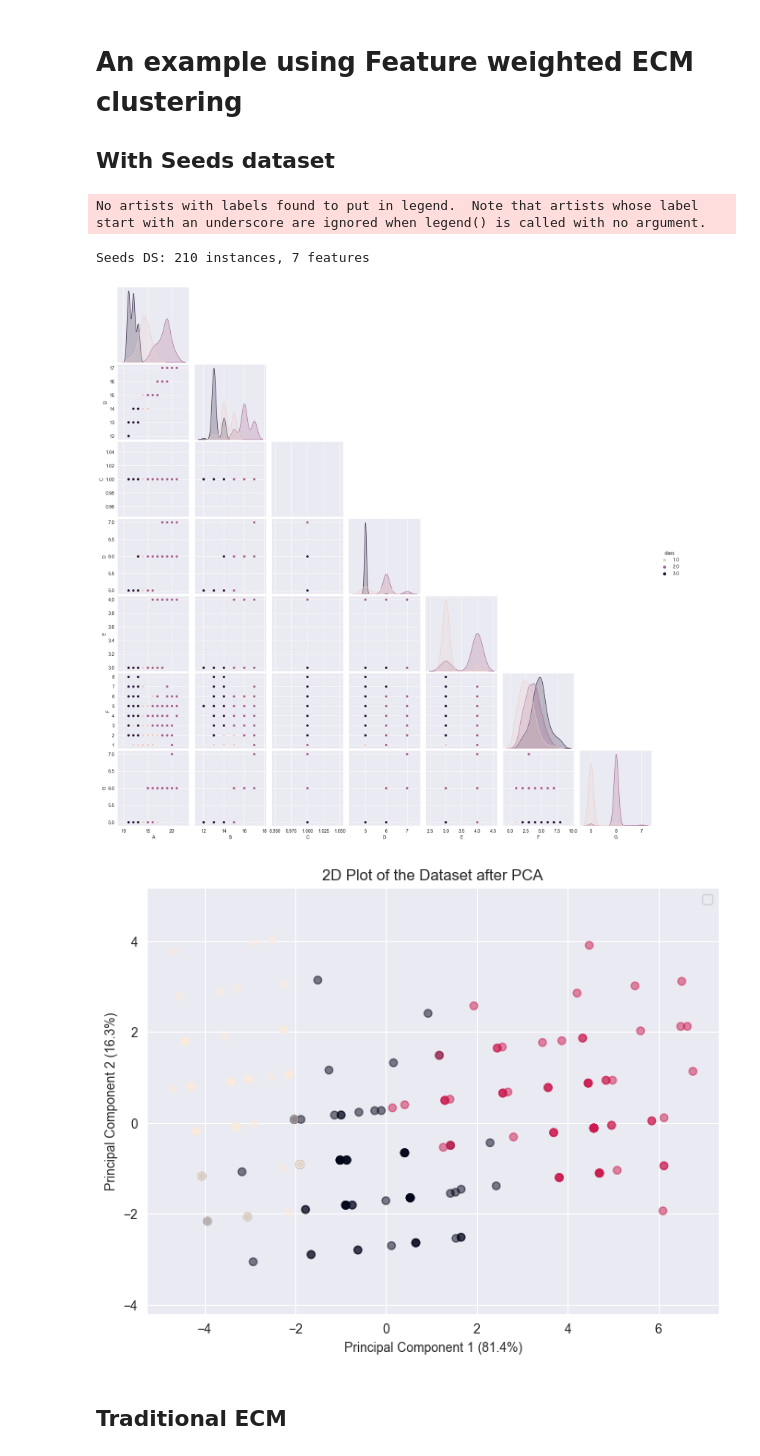
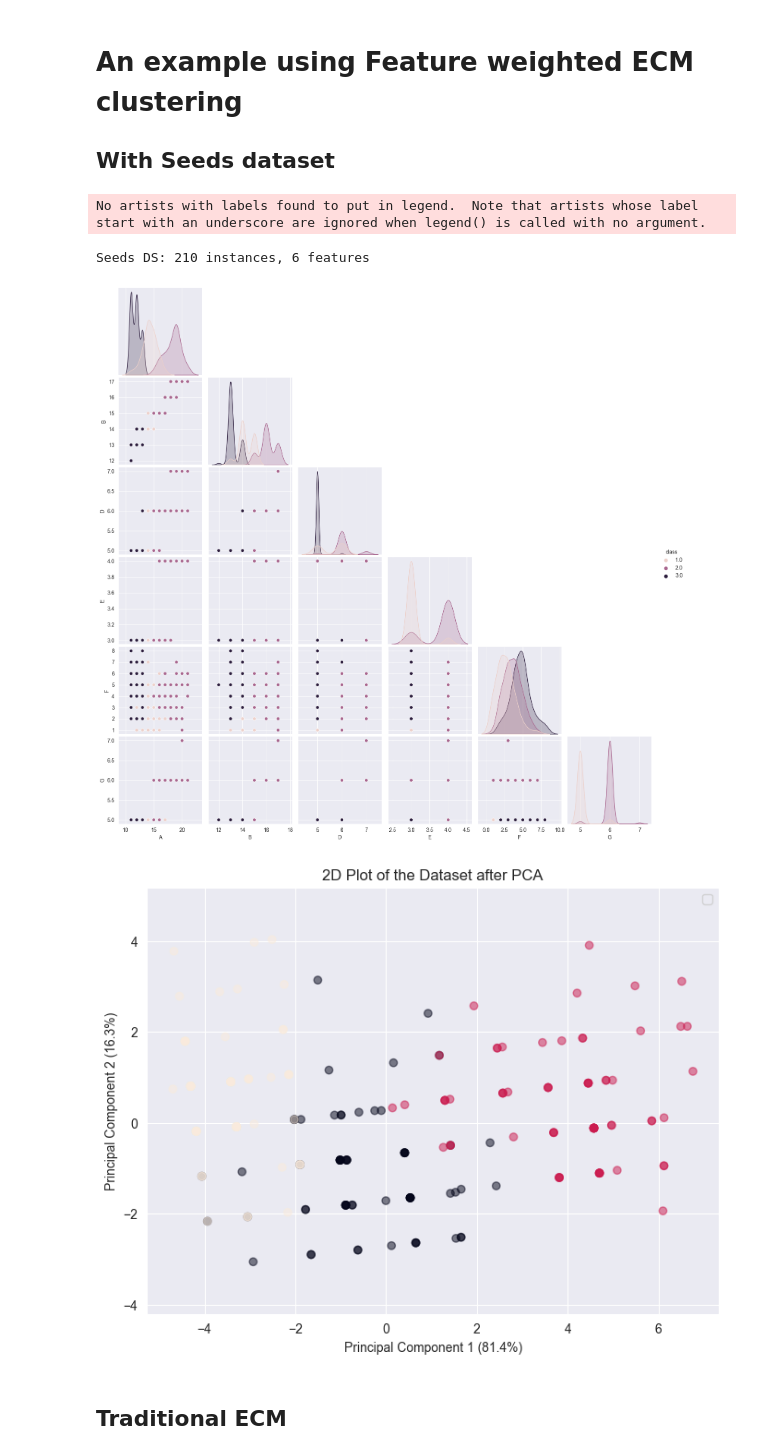
Before and after one commit to tridogithub/evclust, a Jupyter notebook: docs/fwecm_seeds.ipynb, the cells around one changed output. Cells and saved outputs as stored; diff of their text form; code cells hidden in the pictures.

Commit message:
Preprocessing Seeds dataset

```diff
--- a/docs/fwecm_seeds.ipynb
+++ b/docs/fwecm_seeds.ipynb
@@ -19,37 +19,37 @@ from evclust.datasets import load_seeds
 # %%
 # fetch dataset
 df = load_seeds()
-
+df = df.drop(columns=['C'])
 # data (as pandas dataframes)
 y = pd.DataFrame(df.iloc[:, -1])
 X = df.iloc[:, :-1]
 
 labels_encoder = LabelEncoder()
 numeric_labels = labels_encoder.fit_transform(y['class'])
 
 # Scatter matrix plot
 sns.pairplot(df, corner=True, hue="class")
 
 # Perform PCA for dimensionality reduction
 pca = PCA(n_components=2)  # Reduce to 2 dimensions
 data_reduced = pca.fit_transform(X)
 variance_percent = np.round(pca.explained_variance_ratio_ * 100, 1)
 
 print(f"Seeds DS: {X.shape[0]} instances, {X.shape[1]} features")
 # Plot the reduced dataset with different colors for each cluster
 plt.figure(figsize=(8, 6))
 plt.scatter(data_reduced[:, 0], data_reduced[:, 1], alpha=0.5, c=numeric_labels)
 plt.title('2D Plot of the Dataset after PCA')
 plt.xlabel(f"Principal Component 1 ({variance_percent[0]}%)")
 plt.ylabel(f"Principal Component 2 ({variance_percent[1]}%)")
 plt.legend()
 plt.grid(True)
 plt.axis('equal')
 plt.show()
 # %% [output]
 No artists with labels found to put in legend.  Note that artists whose label start with an underscore are ignored when legend() is called with no argument.
-Seeds DS: 210 instances, 7 features
+Seeds DS: 210 instances, 6 features
-[figure, old version]
+[figure, new version]
 [figure]
 # %%
 # Non-specificity values
```
Also changed, not shown: parts of 2 cells of this notebook.
